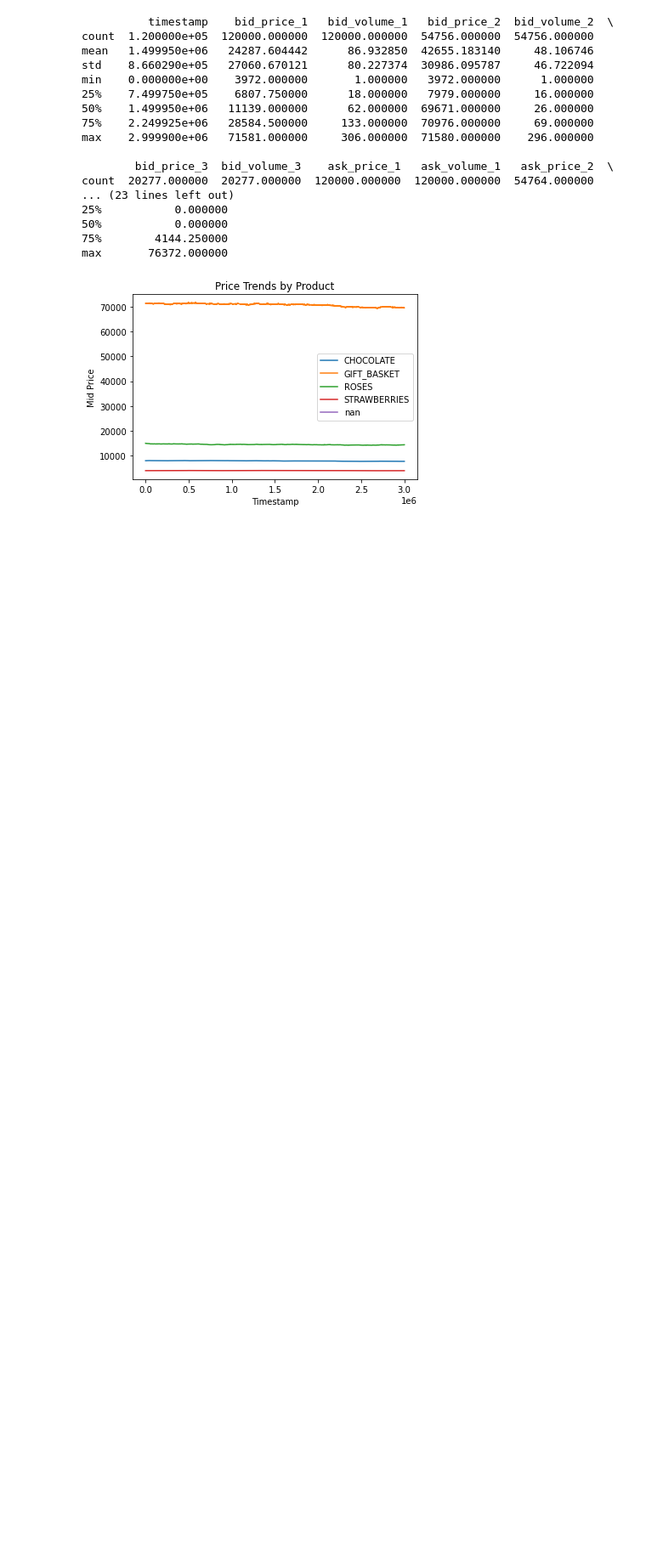
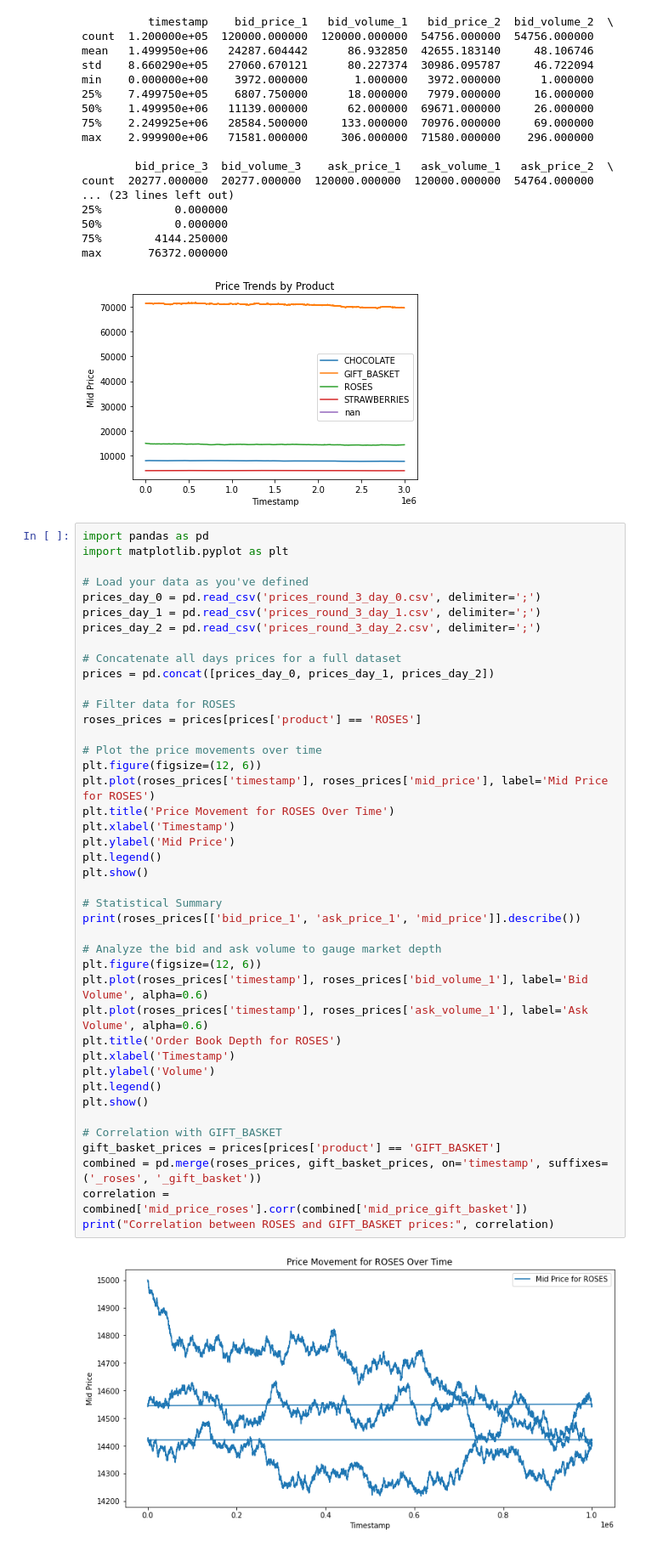
Before and after one commit to wickkan/IMC-Prosperity-2, a Jupyter notebook: Round3/Round3_Data_Analysis/rd3_data_analysis.ipynb, the cells around one changed output. Shown at 85% size. Saved outputs shown, nothing was run; the diff lists cells and outputs as text; blank space fills up the shorter version.

```diff
--- a/Round3/Round3_Data_Analysis/rd3_data_analysis.ipynb
+++ b/Round3/Round3_Data_Analysis/rd3_data_analysis.ipynb
@@ -362,3 +380,47 @@ count  20277.000000  20277.000000  120000.000000  120000.000000  54764.000000
 75%        4144.250000
 max       76372.000000
 [figure]
+# %%
+import pandas as pd
+import matplotlib.pyplot as plt
+
+# Load your data as you've defined
+prices_day_0 = pd.read_csv('prices_round_3_day_0.csv', delimiter=';')
+prices_day_1 = pd.read_csv('prices_round_3_day_1.csv', delimiter=';')
+prices_day_2 = pd.read_csv('prices_round_3_day_2.csv', delimiter=';')
+
+# Concatenate all days prices for a full dataset
+prices = pd.concat([prices_day_0, prices_day_1, prices_day_2])
+
+# Filter data for ROSES
+roses_prices = prices[prices['product'] == 'ROSES']
+
+# Plot the price movements over time
+plt.figure(figsize=(12, 6))
+plt.plot(roses_prices['timestamp'], roses_prices['mid_price'], label='Mid Price for ROSES')
+plt.title('Price Movement for ROSES Over Time')
+plt.xlabel('Timestamp')
+plt.ylabel('Mid Price')
+plt.legend()
+plt.show()
+
+# Statistical Summary
+print(roses_prices[['bid_price_1', 'ask_price_1', 'mid_price']].describe())
+
+# Analyze the bid and ask volume to gauge market depth
+plt.figure(figsize=(12, 6))
+plt.plot(roses_prices['timestamp'], roses_prices['bid_volume_1'], label='Bid Volume', alpha=0.6)
+plt.plot(roses_prices['timestamp'], roses_prices['ask_volume_1'], label='Ask Volume', alpha=0.6)
+plt.title('Order Book Depth for ROSES')
+plt.xlabel('Timestamp')
+plt.ylabel('Volume')
+plt.legend()
+plt.show()
+
+# Correlation with GIFT_BASKET
+gift_basket_prices = prices[prices['product'] == 'GIFT_BASKET']
+combined = pd.merge(roses_prices, gift_basket_prices, on='timestamp', suffixes=('_roses', '_gift_basket'))
+correlation = combined['mid_price_roses'].corr(combined['mid_price_gift_basket'])
+print("Correlation between ROSES and GIFT_BASKET prices:", correlation)
+# %% [output]
+[figure, added]
```
Also changed, not shown: parts of 2 cells of this notebook, 2 other files.
